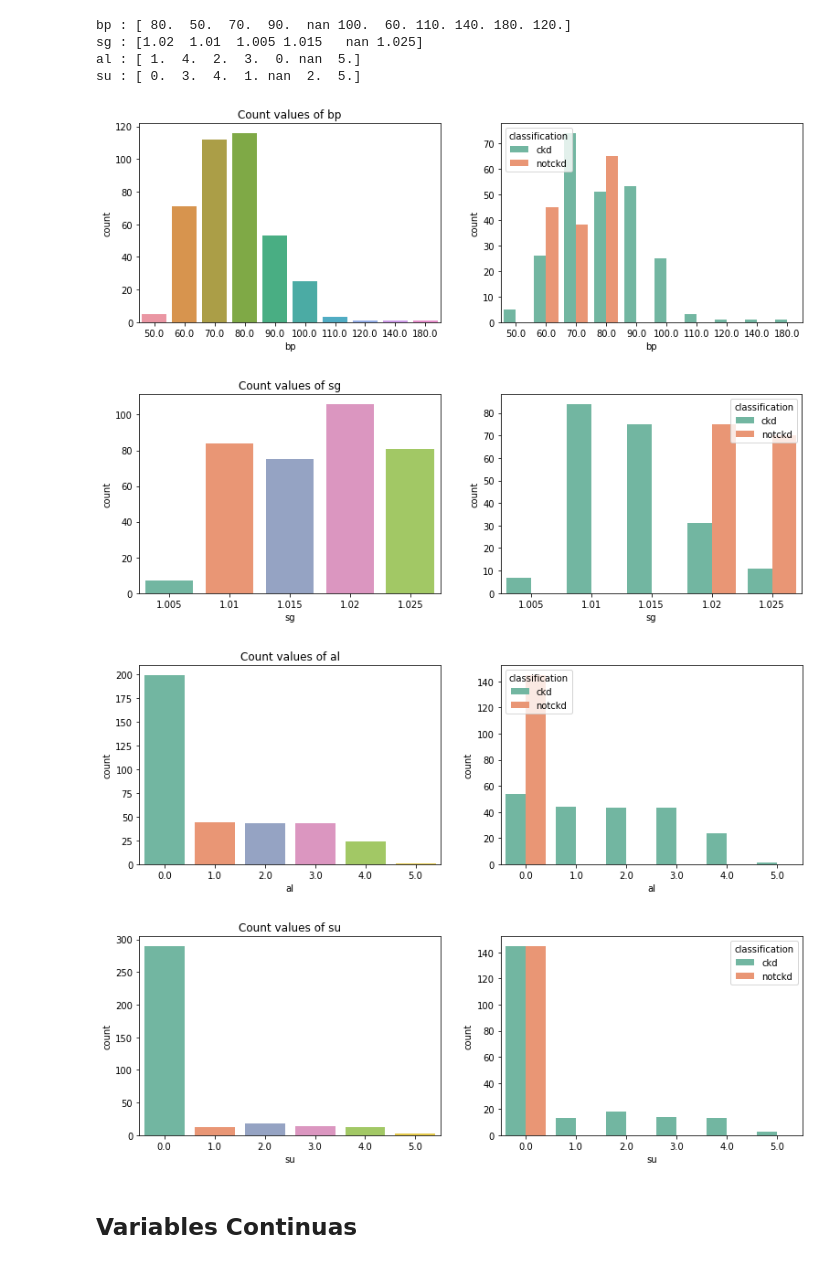
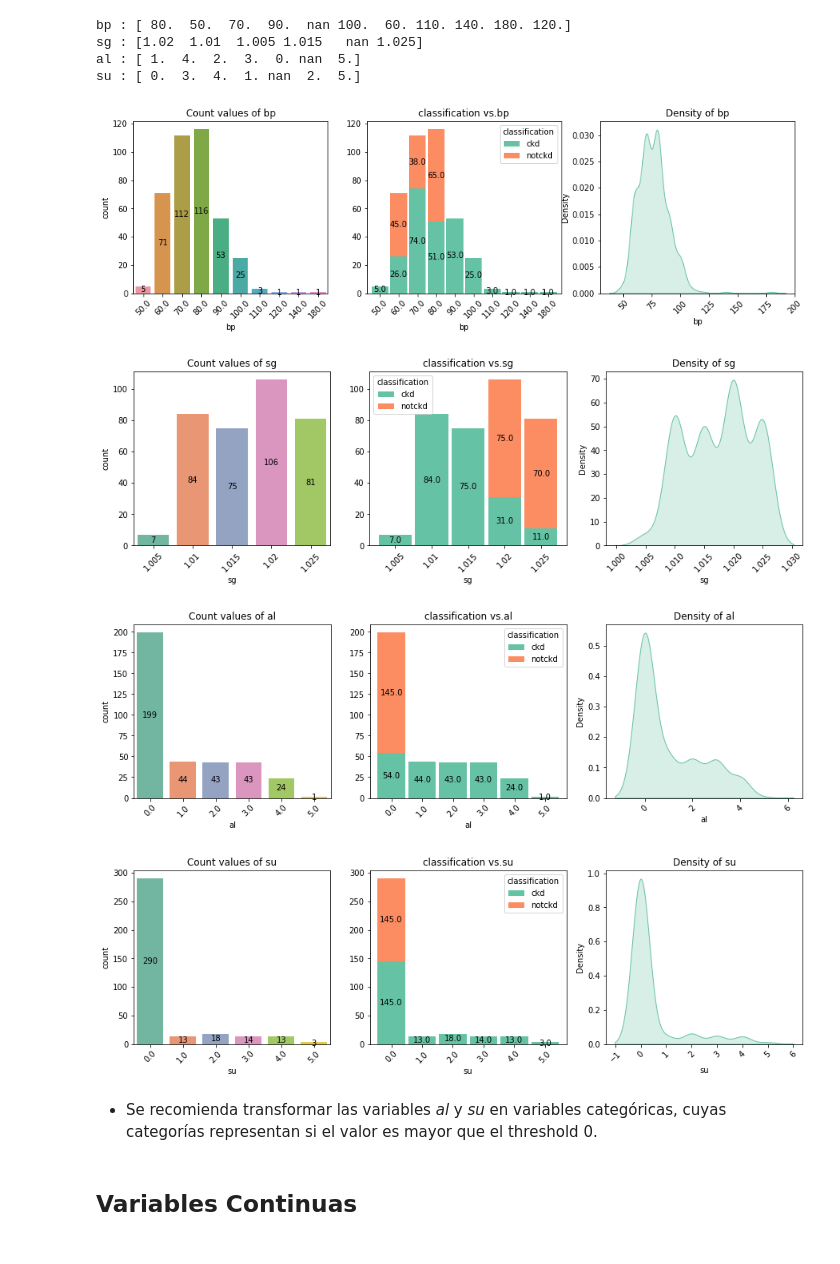
Before and after one commit to andrear17/Proyecto_Final_PD, a Jupyter notebook: Análisis_Exploratorio.ipynb, the cells around one changed output. Cells and saved outputs as stored; diff of their text form; code cells hidden in the pictures.

```diff
--- a/Análisis_Exploratorio.ipynb
+++ b/Análisis_Exploratorio.ipynb
@@ -95,6 +95,18 @@ sc      0.0425
 bp      0.0300
 age     0.0225
 dtype: float64
+# %%
+def text_plot(ax):
+    for bar in ax.patches:
+        height = bar.get_height()
+        if height > 0:
+            width = bar.get_width()
+            x = bar.get_x()
+            y = bar.get_y()
+            label_text = height
+            label_x = x + width / 2
+            label_y = y + height / 2
+            ax.text(label_x, label_y, label_text, ha='center',    va='center')
 # %%
 sns.set_palette("Set2")
 fig, ax = plt.subplots(figsize=(10,4))
@@ -132,18 +163,34 @@ su : [ 0.  3.  4.  1. nan  2.  5.]
 # %%
 for var in discrete_vars:
     sns.set_palette("Set2")
-    fig = plt.figure(figsize=(13,4))
-    ax = fig.add_subplot(121)
+    fig = plt.figure(figsize=(15,4))
+
+    ax = fig.add_subplot(131)
     sns.countplot(x=var, data=data)
+    text_plot(ax)
+    plt.xticks(rotation=45)
     plt.title('Count values of ' + var)
-    ax2 = fig.add_subplot(122)
-    sns.countplot(x=var, hue="classification", data=data)
+
+    ax2 = fig.add_subplot(132)
+    df_stack = data.groupby([var, 'classification']).size().reset_index().pivot(columns='classification', index=var, values=0)
+    df_stack.plot(kind='bar', stacked=True, width=.9, ax=ax2)
+    text_plot(ax2)
+    plt.xticks(rotation=45)
+    plt.title('classification vs.' + str(var))
+
+    ax3 = fig.add_subplot(133)
+    sns.kdeplot(data[var], shade=True)
+    plt.xticks(rotation=45)
+    plt.title('Density of ' + str(var))
+
     plt.show()
 # %% [output]
-[figure, old version]
+[figure, new version]
-[figure, old version]
+[figure, new version]
-[figure, old version]
+[figure, new version]
-[figure, old version]
+[figure, new version]
+# %% [markdown]
+* Se recomienda transformar las variables *al* y *su* en variables categóricas, cuyas categorías representan si el valor es mayor que el threshold 0.
 # %% [markdown]
 ## Variables Continuas
 # %%
```
Also changed, not shown: parts of 16 cells of this notebook, 1 other file.
